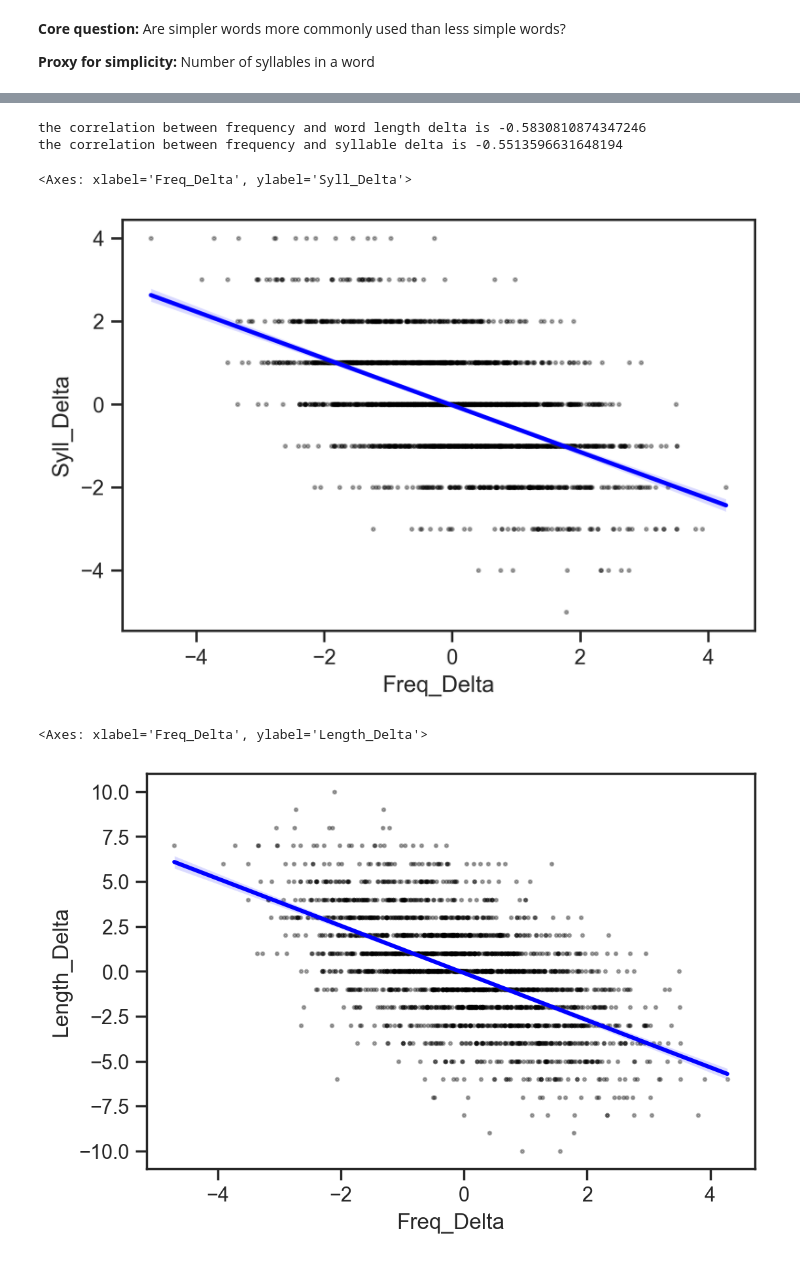
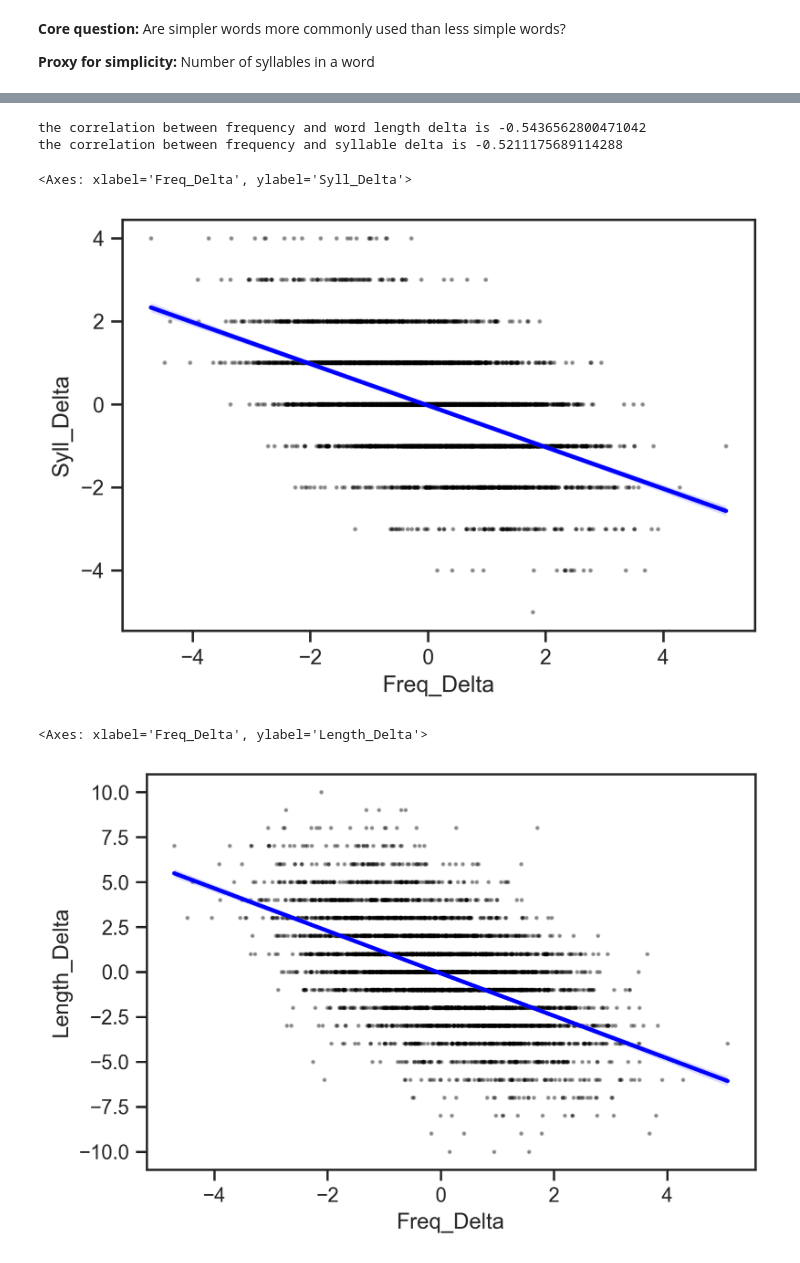
Before and after one commit to leahteich/word_studies, a Jupyter notebook: syllables.ipynb, the cells around one changed output, grey strips where cells are left out. Cells and saved outputs as stored; diff of their text form; code cells hidden in the pictures.

Commit message:
more data

```diff
--- a/syllables.ipynb
+++ b/syllables.ipynb
@@ -25,10 +25,16 @@ freq_data2 = pd.read_csv("SUBTLEXus74286wordstextversion.txt", sep="	", names=["
 freq_data2 = freq_data2[["Word2","Freq_Per_Mil2","Log_Freq_Per_Mil2"]]
 # %%
 # Reading in synonym dataframe from eacl2017
-data=pd.read_csv("eacl2017/adjtrain.txt", sep="	", header=None, names=["Word1", "Word2","Synonym"])
+adj=pd.read_csv("eacl2017/adjtrain.txt", sep="	", header=None, names=["Word1", "Word2","Synonym"])
+noun=pd.read_csv("eacl2017/nounstrain.txt", sep="	", header=None, names=["Word1", "Word2","Synonym"])
+verb=pd.read_csv("eacl2017/verbstrain.txt", sep="	", header=None, names=["Word1", "Word2","Synonym"])
+
+frames = [adj,noun,verb]
+
+data = pd.concat(frames)
 
 # Filtering out antonyms
-data = data[data.Synonym != 1]
+data = data[data.Synonym == 0]
 data = data[["Word1", "Word2"]]
 
 # Adding column for syllables
@@ -47,7 +53,7 @@ result = pd.merge(data,freq_data1,on="Word1")
 final_df = pd.merge(result,freq_data2,on="Word2")
 # %%
 final_df['Syll_Delta'] = final_df['Word1_Syll'] - final_df['Word2_Syll']
-final_df['Freq_Delta'] = final_df['Log_Freq_Per_Mil1'] - final_df['Log_Freq_Per_Mil2']
+final_df['Freq_Delta'] = final_df['Freq_Per_Mil1'] - final_df['Freq_Per_Mil2']
 final_df['Length_Delta'] = final_df['Word1_Length'] - final_df['Word2_Length']
 
 final_df
@@ -76,8 +84,8 @@ print("the correlation between frequency and word length delta is", corr_length)
 corr_length = final_df["Freq_Delta"].corr(final_df["Syll_Delta"])
 print("the correlation between frequency and syllable delta is", corr_length)
 # %% [output]
-the correlation between frequency and word length delta is -0.5830810874347246
-the correlation between frequency and syllable delta is -0.5513596631648194
+the correlation between frequency and word length delta is -0.5436562800471042
+the correlation between frequency and syllable delta is -0.5211175689114288
 # %%
 import seaborn as sns
 sns.set(rc={"figure.dpi":300, 'savefig.dpi':300})
@@ -85,17 +93,17 @@ sns.set_context('notebook')
 sns.set_style("ticks")
 # %%
 sns.regplot(x = final_df["Freq_Delta"], y = final_df["Syll_Delta"],
-            scatter_kws = {"color": "black", "alpha": 0.3,'s':3},
+            scatter_kws = {"color": "black", "alpha": 0.3,'s':2},
             line_kws = {"color": "blue"},
             ci = 95)
 # %% [output]
 <Axes: xlabel='Freq_Delta', ylabel='Syll_Delta'>
-[figure, old version]
+[figure, new version]
 # %%
 sns.regplot(x = final_df["Freq_Delta"], y = final_df["Length_Delta"],
-            scatter_kws = {"color": "black", "alpha": 0.3,'s':3},
+            scatter_kws = {"color": "black", "alpha": 0.3,'s':2},
             line_kws = {"color": "blue"},
             ci = 95)
 # %% [output]
 <Axes: xlabel='Freq_Delta', ylabel='Length_Delta'>
-[figure, old version]
+[figure, new version]
```
Also changed, not shown: parts of 2 cells of this notebook, 4 other files.
